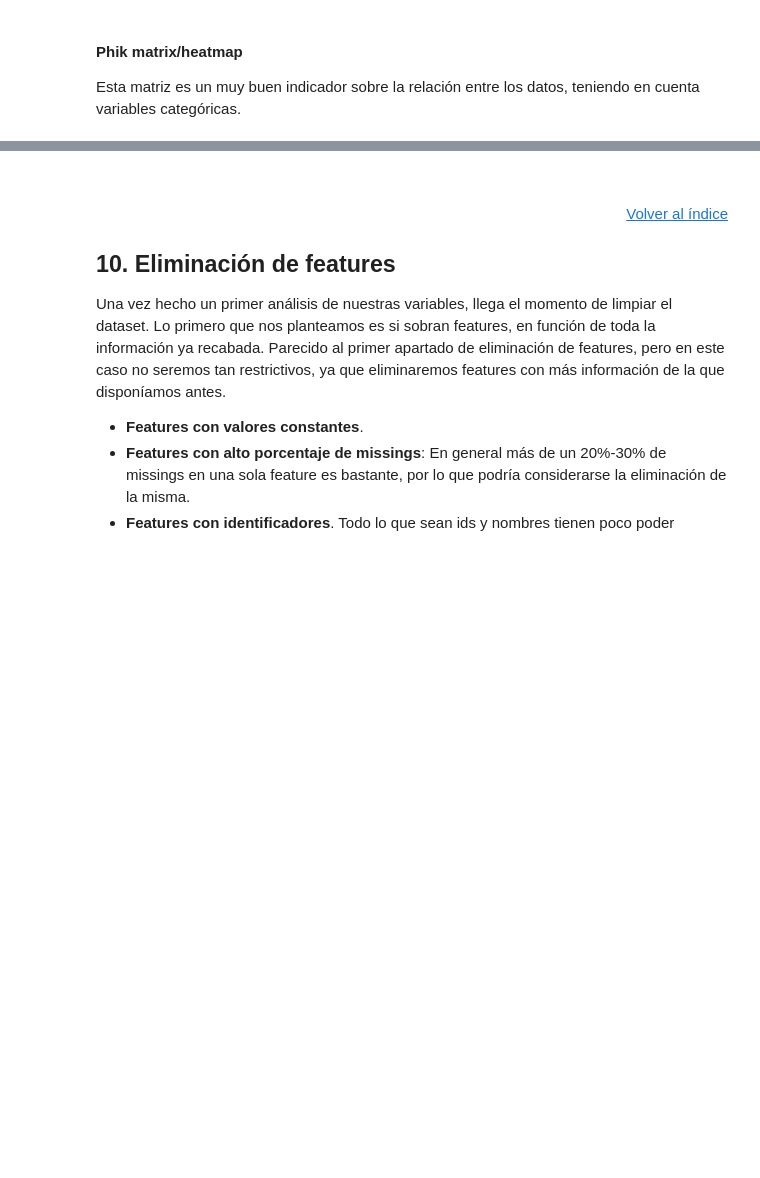
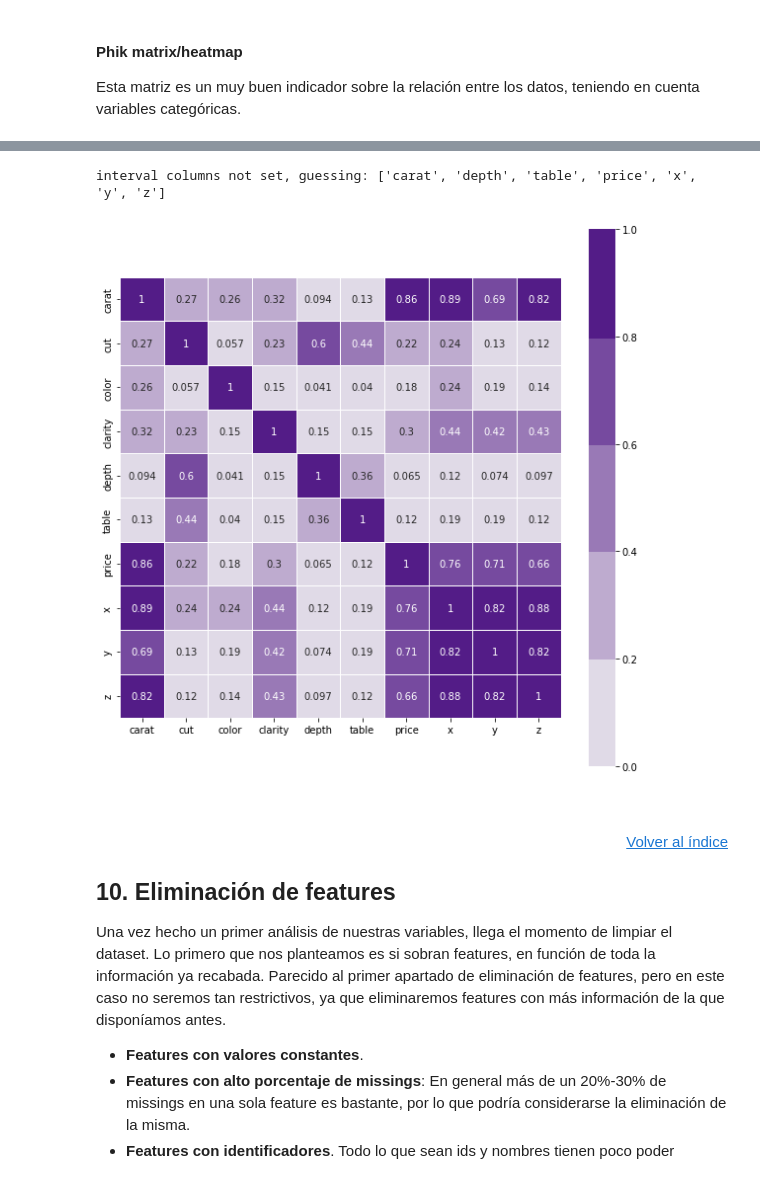
Before and after one commit to albertoromv/thebridge_ft_abr21, a Jupyter notebook: 3-Machine Learning/2-Supervisado/9 ML Guide/ML Guide_Clase.ipynb, the cells around one changed output, grey strips where cells are left out. Drawn from its saved outputs; the diff is of its cells as text; code cells hidden in the pictures; blank space fills up the shorter version.

```diff
--- a/3-Machine Learning/2-Supervisado/9 ML Guide/ML Guide_Clase.ipynb
+++ b/3-Machine Learning/2-Supervisado/9 ML Guide/ML Guide_Clase.ipynb
@@ -928,3 +916,21 @@ BrokenProcessPool: A task has failed to un-serialize. Please ensure that the arg
+# %%
+# !pip install phik
+
+import phik
+phik_matrix = diamonds_df.phik_matrix()
+
+plt.figure(figsize=(10,10))
+sns.heatmap(phik_matrix,
+            vmin=0,
+            vmax=1,
+            center=0,
+            cmap=sns.diverging_palette(145, 280, s=85, l=25, n=10),
+            square=True,
+            annot=True,
+            linewidths=.5);
+# %% [output]
+interval columns not set, guessing: ['carat', 'depth', 'table', 'price', 'x', 'y', 'z']
+[figure, added]
 # %% [markdown]
 <a name="del_features"></a>
 <a href="#init"><p style="text-align:right;" href="#init">Volver al índice</p></a>
```
Also changed, not shown: parts of 37 cells of this notebook, 7 other files.
